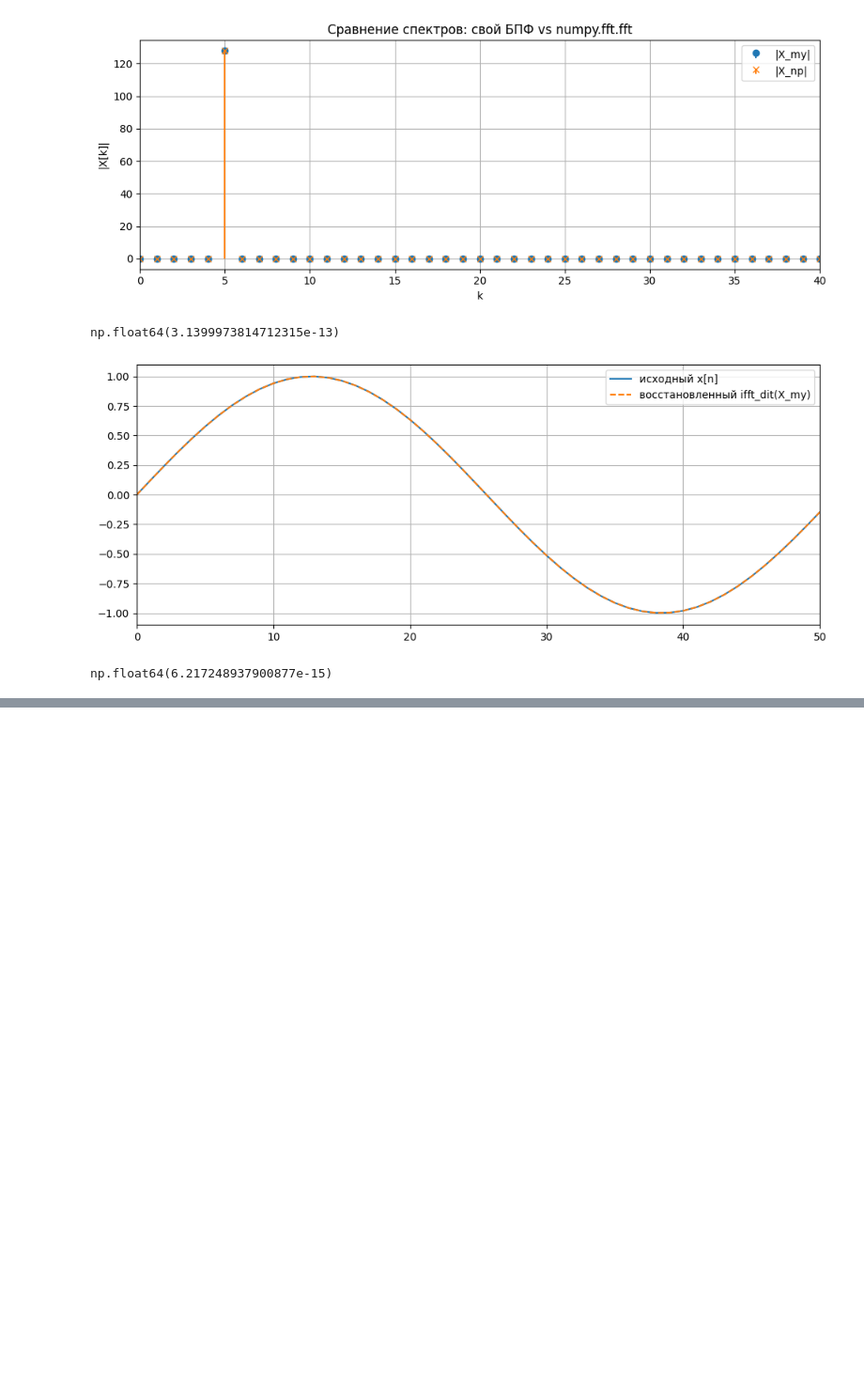
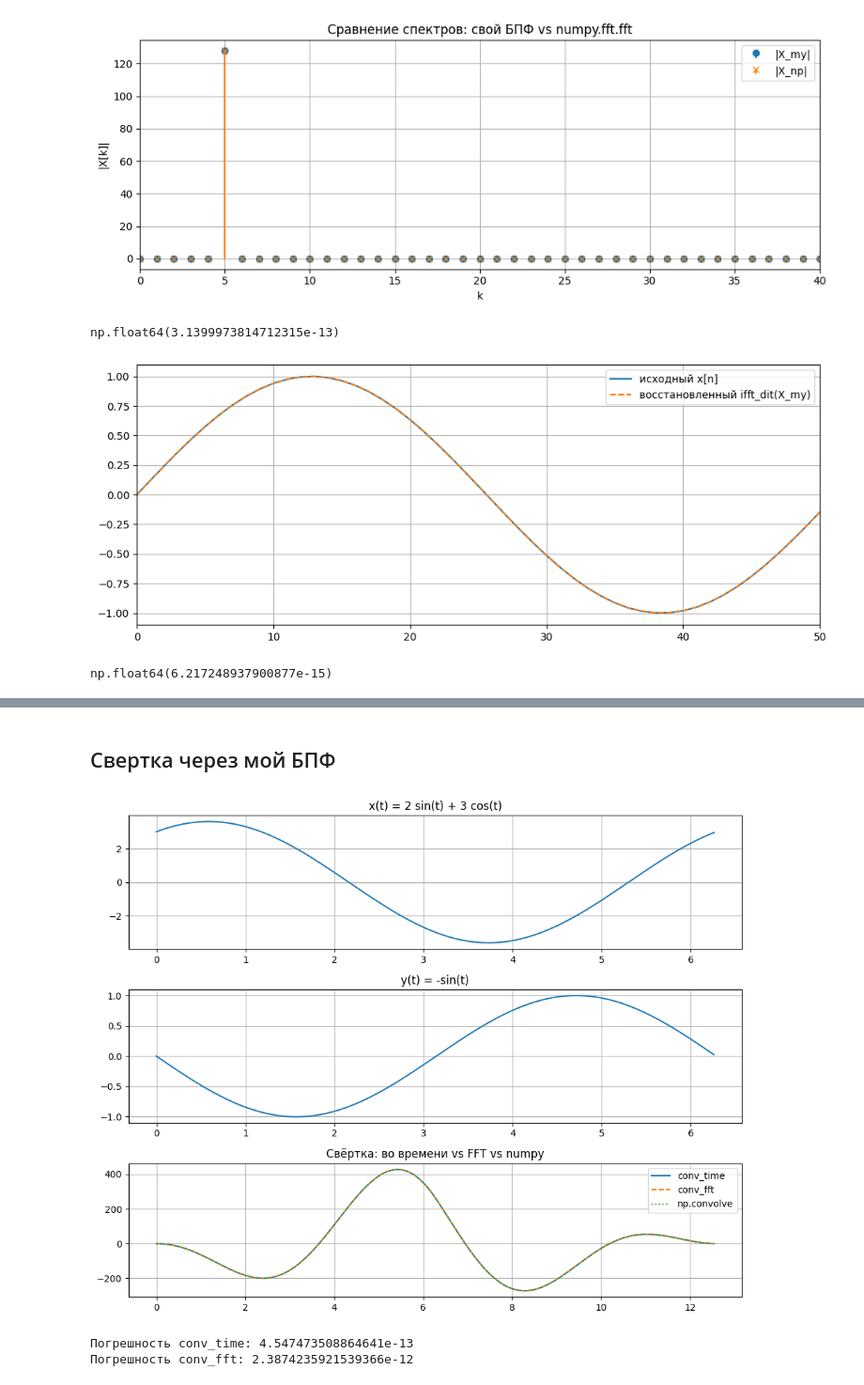
Before and after one commit to Silvarious9862/cosii, a Jupyter notebook: sem1/lab1/notebooks/theory.ipynb, the cells around one changed output, grey strips where cells are left out. Shown at 94% size. Saved outputs shown, nothing was run; the diff lists cells and outputs as text; code cells hidden in the pictures; blank space fills up the shorter version.

```diff
--- a/sem1/lab1/notebooks/theory.ipynb
+++ b/sem1/lab1/notebooks/theory.ipynb
@@ -201,0 +273,65 @@ np.float64(6.217248937900877e-15)
+# %% [markdown]
+## Свертка через мой БПФ
+# %%
+import numpy as np
+import matplotlib.pyplot as plt
+import sys
+sys.path.append('../src')
+
+from convolution import conv_time, conv_fft
+
+# параметры дискретизации
+T = 2 * np.pi
+N = 256
+t = np.linspace(0, T, N, endpoint=False)
+
+x = 2 * np.sin(t) + 3 * np.cos(t)
+y = -np.sin(t)
+
+x_list = list(x.astype(complex))
+y_list = list(y.astype(complex))
+
+# свёртка во времени (ручная)
+s_time = np.array(conv_time(x_list, y_list))
+
+# свёртка через FFT_В
+s_fft = np.array(conv_fft(x_list, y_list))
+
+# свёртка numpy
+s_np = np.convolve(x, y)
+
+L = len(s_time)
+t_conv = np.linspace(0, 2*T, L, endpoint=False)
+
+plt.figure(figsize=(10, 8))
+
+plt.subplot(3, 1, 1)
+plt.plot(t, x)
+plt.title('x(t) = 2 sin(t) + 3 cos(t)')
+plt.grid(True)
+
+plt.subplot(3, 1, 2)
+plt.plot(t, y)
+plt.title('y(t) = -sin(t)')
+plt.grid(True)
+
+plt.subplot(3, 1, 3)
+plt.plot(t_conv, s_time.real, label='conv_time')
+plt.plot(t_conv, s_fft.real, '--', label='conv_fft')
+plt.plot(t_conv, s_np, ':', label='np.convolve')
+plt.title('Свёртка: во времени vs FFT vs numpy')
+plt.grid(True)
+plt.legend()
+
+plt.tight_layout()
+plt.show()
+
+err_time_np = np.max(np.abs(s_time.real - s_np))
+err_fft_np  = np.max(np.abs(s_fft.real - s_np))
+
+print("Погрешность conv_time: " + err_time_np.astype(str))
+print("Погрешность conv_fft: " + err_fft_np.astype(str))
+# %% [output]
+[figure, added]
+Погрешность conv_time: 4.547473508864641e-13
+Погрешность conv_fft: 2.3874235921539366e-12
```
Also changed, not shown: parts of 3 cells of this notebook, 1 other file.
